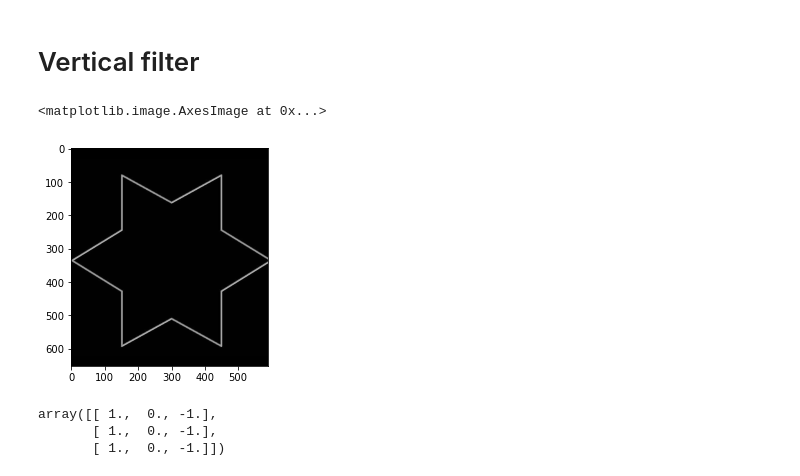
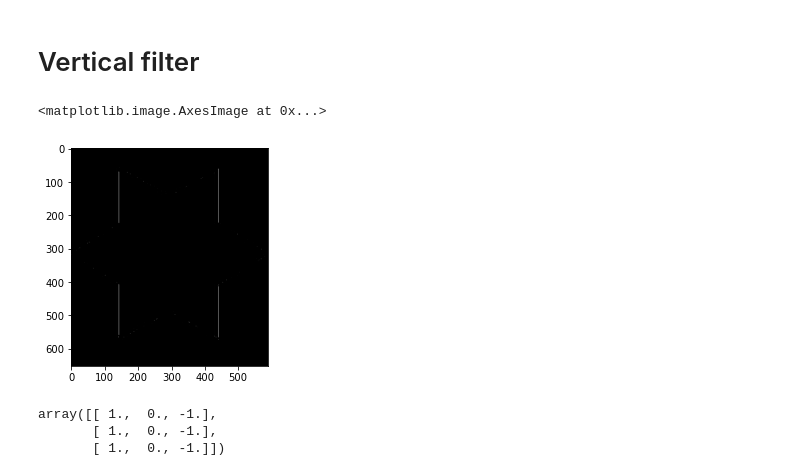
Before and after one commit to liamaltarac/SYS809_Feature_Matching, a Jupyter notebook: conv_test.ipynb, the cells around one changed output. Cells and saved outputs as stored; diff of their text form; code cells hidden in the pictures.

```diff
--- a/conv_test.ipynb
+++ b/conv_test.ipynb
@@ -5,7 +5,7 @@ import numpy as np
 from scipy import ndimage
 # %%
 img = ~cv2.imread("images/test_star.jpg", cv2.IMREAD_GRAYSCALE)
-img = ndimage.rotate(img, 90, reshape=False)
+img = ndimage.rotate(img, -90, reshape=False)
 
 plt.imshow(img, cmap=plt.get_cmap('gray'))
 # %% [output]
@@ -31,15 +31,15 @@ array([[ 1.,  1.,  1.],
 # %% [markdown]
 # Vertical filter
 # %%
-filter = np.array([[1, 0,-1],
-                   [1, 0,-1],
-                   [1, 0,-1]])
+filter = np.array([[1, 0,-100],
+                   [1, 0,-100],
+                   [1, 0,-100]])
 
 response = cv2.filter2D(img, ddepth=-1, kernel=SADecomp(np.array(filter) , asym=True) + SADecomp(np.array(filter) , asym=False))
 plt.imshow(response, cmap=plt.get_cmap('gray'))
 # %% [output]
 <matplotlib.image.AxesImage at 0x...>
-[figure, old version]
+[figure, new version]
 # %%
 SADecomp(filter, asym=True)
 # %% [output]
```
Also changed, not shown: parts of 2 cells of this notebook, 1 other file.
